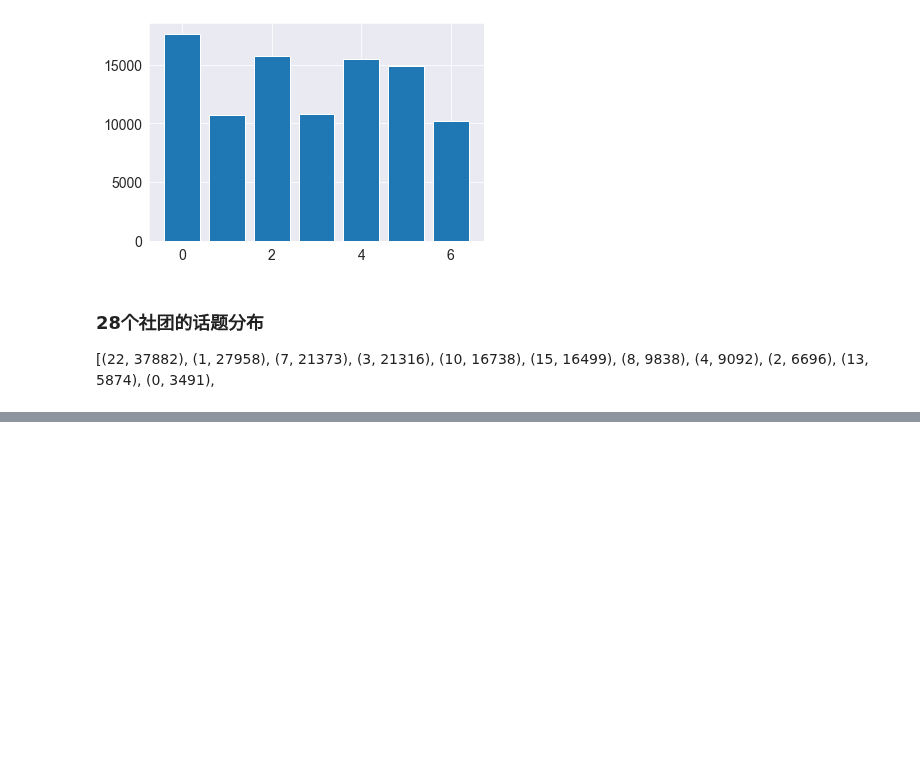
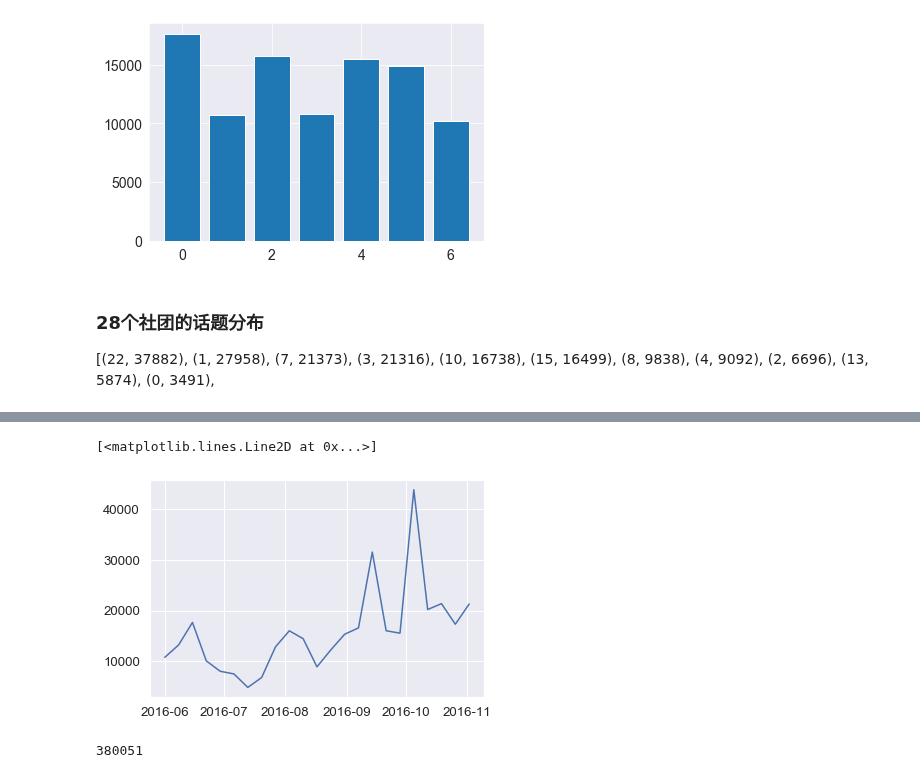
Before and after one commit to kayzhou/fake_news_during_election, a Jupyter notebook: interaction_with_IRA.ipynb, the cells around one changed output, grey strips where cells are left out. Saved outputs shown, nothing was run; the diff lists cells and outputs as text; code cells hidden in the pictures; blank space fills up the shorter version.

```diff
--- a/interaction_with_IRA.ipynb
+++ b/interaction_with_IRA.ipynb
@@ -1673,0 +1884,4 @@ plt.bar(range(7), comm_topic[0])
+# %%
+# read nodes
+IRA_nodes = set([line.strip() for line in open("data/two-layers-IRA.txt")])
+len(IRA_nodes)
@@ -1673,0 +1890,2 @@ plt.bar(range(7), comm_topic[0])
+# %%
+IRA_data = pd.read_csv("data/ira-tweets-ele.csv")
@@ -1673,0 +1909,7 @@ plt.bar(range(7), comm_topic[0])
+# %%
+dts = []
+
+for i, row in tqdm(IRA_data.iterrows()):
+    u = Putin.uncover(row.userid)
+    if u in IRA_nodes:
+        dts.append(row.tweet_time)
@@ -1673,0 +1918,15 @@ plt.bar(range(7), comm_topic[0])
+# %%
+ts = pd.to_datetime(dts)
+ts = ts.value_counts()
+ts = ts.resample("7D").sum()
+# %%
+plt.plot(ts)
+# %% [output]
+[<matplotlib.lines.Line2D at 0x...>]
+[figure, added]
+# %%
+# read nodes
+non_IRA_nodes = set([line.strip() for line in open("data/two-layers-non-IRA.txt")])
+len(non_IRA_nodes)
+# %% [output]
+380051
```
Also changed, not shown: parts of 71 cells of this notebook, 9 other files.
